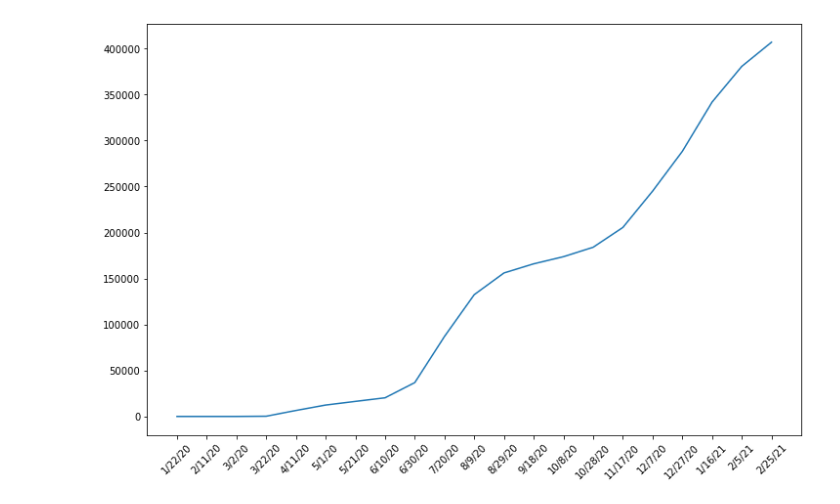
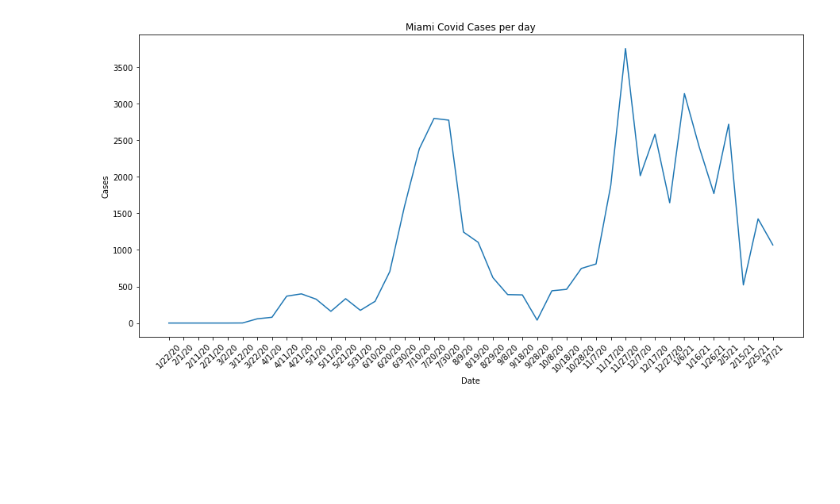
Before and after one commit to lguloy/Covid-Health-Trends, a Jupyter notebook: Miami.ipynb, the cells around one changed output. Saved outputs shown, nothing was run; the diff lists cells and outputs as text; code cells hidden in the pictures; blank space fills up the shorter version.

Commit message:
changed the graph to cases per day

```diff
--- a/Miami.ipynb
+++ b/Miami.ipynb
@@ -73,9 +87,25 @@ Miami_case_count["Case Count"] = Miami_case_count["Case Count"].astype(int)
+# %%
+#Track how case change per day
+Cases_Per_Day = []
+for x in range(0,len(Miami_case_count["Case Count"])):
+    if x == 0:
+        Cases_Per_Day.append(Miami_case_count["Case Count"][0])
+    else:
+        Cases_Per_Day.append(Miami_case_count["Case Count"][x]-Miami_case_count["Case Count"][x-1])
+# %%
+Miami_case_count["Cases Per Day"] = Cases_Per_Day
+# %%
+Miami_case_count["Cases Per Day"] = Miami_case_count["Cases Per Day"].astype(int)
 # %%
-Miami_case_count = Miami_case_count[Miami_case_count.index % 20 == 0]
+Miami_case_count = Miami_case_count[Miami_case_count.index % 10 == 0]
 dates_clean = Miami_case_count["Date"]
 # %%
-plt.figure(figsize=(12,7.75));
-plt.plot(Miami_case_count["Date"],Miami_case_count["Case Count"]);
+plt.figure(figsize=(15,7));
+plt.plot(Miami_case_count["Date"],Miami_case_count["Cases Per Day"]);
 plt.xticks(rotation=45);
+plt.title("Miami Covid Cases per day")
+plt.xlabel("Date")
+plt.ylabel("Cases");
+plt.savefig("Miami Cases")
 # %% [output]
-[figure, old version]
+[figure, new version]
```
Also changed, not shown: parts of 3 cells of this notebook, 1 other file.
